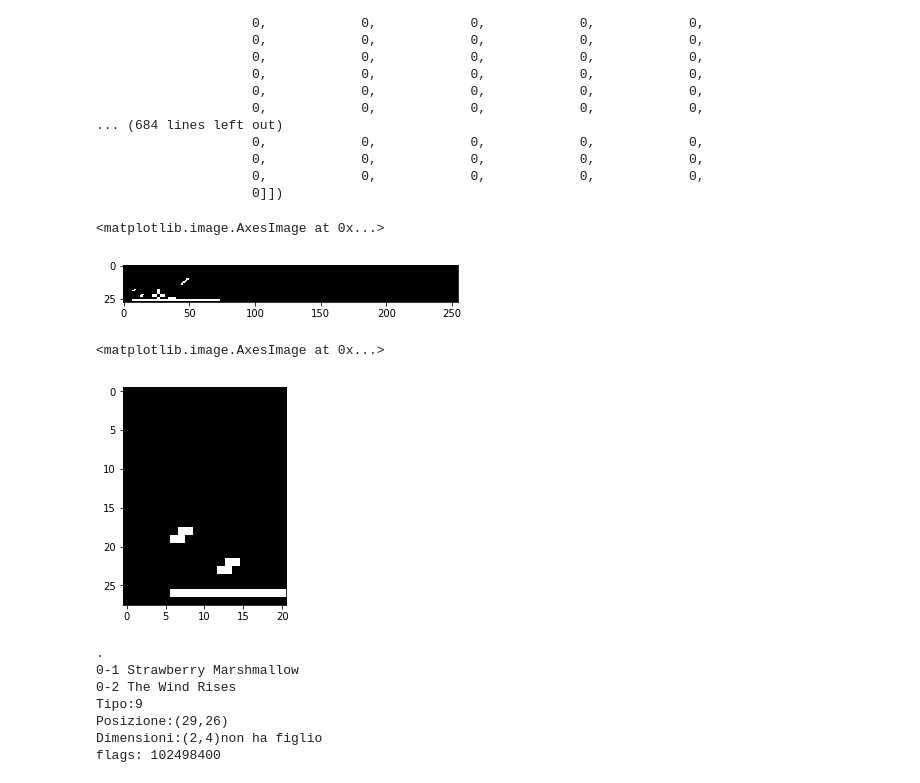
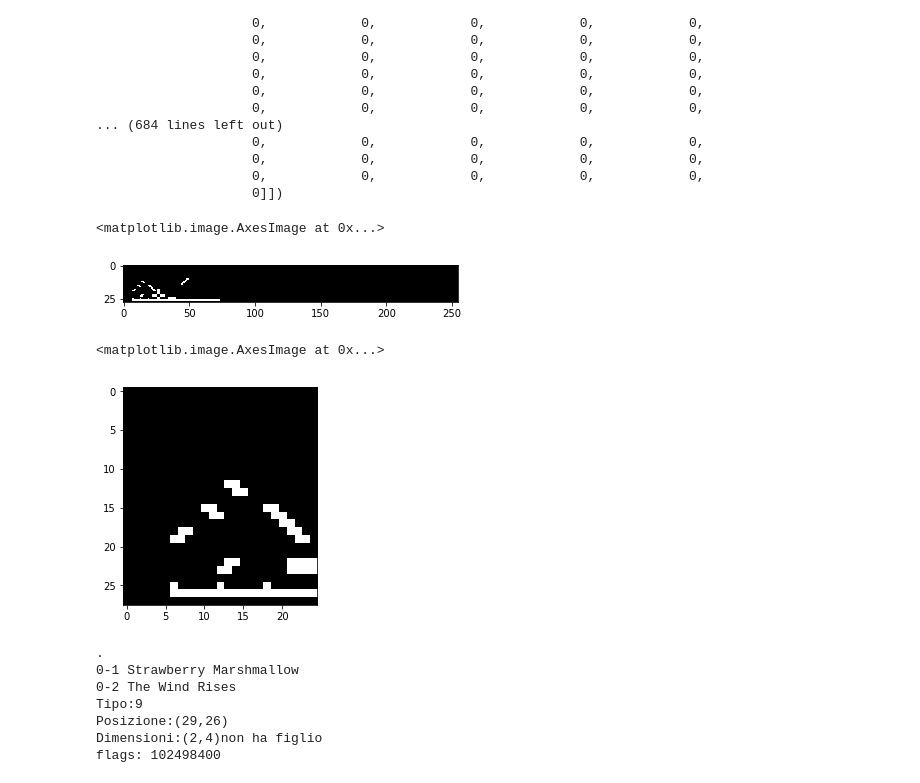
Before and after one commit to Jaeger87/Super-Mario-Deep-Maker-2, a Jupyter notebook: SuperMarioDeepMaker2.ipynb, the cells around one changed output. Cells and saved outputs as stored; diff of their text form; code cells hidden in the pictures.

```diff
--- a/SuperMarioDeepMaker2.ipynb
+++ b/SuperMarioDeepMaker2.ipynb
@@ -725,11 +725,11 @@ class LevelArea(ObjectBytes):
                 #        matrix[objectMM.layer][(objectMM.yPosition - i - 1):(objectMM.yPosition - i + 1), objectMM.xPosition + i] = objectMM.flagsType
                 #    self.setCellMatrix(matrix, objectMM, layer, objectMM.yPosition - objectMM.objectHeight + 1, objectMM.xPosition + objectMM.objectWidth - 1 , False)
                 rotation = objectMM.objectFlags.to_bytes(4, 'little')[2]
-                if rotation == 16 or rotation == 48:
-                    self.setCellMatrix(matrix, objectMM, layer, objectMM.yPosition, objectMM.xPosition, True)
+                if (objectMM.objectType == 88 and (rotation == 48 or rotation == 16)): #discesa riflesso
+                    self.setCellMatrix(matrix, objectMM, layer, objectMM.yPosition, objectMM.xPosition + objectMM.objectWidth - 1, True)
                     for i in range(1, objectMM.objectWidth - 1): #discesa da destra
-                        matrix[objectMM.layer][(objectMM.yPosition + i - 1):(objectMM.yPosition + i + 1), objectMM.xPosition - i] = objectMM.flagsType
-                    self.setCellMatrix(matrix, objectMM, layer, objectMM.yPosition + objectMM.objectHeight - 1, objectMM.xPosition - objectMM.objectWidth + 1 , False)
+                        matrix[objectMM.layer][(objectMM.yPosition + i - 1):(objectMM.yPosition + i + 1), objectMM.xPosition + objectMM.objectWidth - i - 1] = objectMM.flagsType
+                    self.setCellMatrix(matrix, objectMM, layer, objectMM.yPosition + objectMM.objectHeight - 1, objectMM.xPosition , False)
                 elif (objectMM.objectType == 88 and (rotation == 0 or rotation == 32)): #salita normale
                     self.setCellMatrix(matrix, objectMM, layer, objectMM.yPosition, objectMM.xPosition, True)
                     for i in range(1, objectMM.objectWidth - 1): #salita
@@ -1108,12 +1108,12 @@ tensor([[           0,            0,            0,            0,            0,
 plt.imshow(torch.flip(asd, [-2]), cmap='gray', vmin=0, vmax=1)
 # %% [output]
 <matplotlib.image.AxesImage at 0x...>
-[figure, old version]
+[figure, new version]
 # %%
-plt.imshow(torch.flip(asd[:,1:22], [-2]), cmap='gray', vmin=0, vmax=1)
+plt.imshow(torch.flip(asd[:,1:26], [-2]), cmap='gray', vmin=0, vmax=1)
 # %% [output]
 <matplotlib.image.AxesImage at 0x...>
-[figure, old version]
+[figure, new version]
 # %%
 for levelMM in tqdm(marioMakerLevels):
     levelMM.mainLevelArea.toPytorchMatrix()
```
Also changed, not shown: parts of 1 cell of this notebook.
